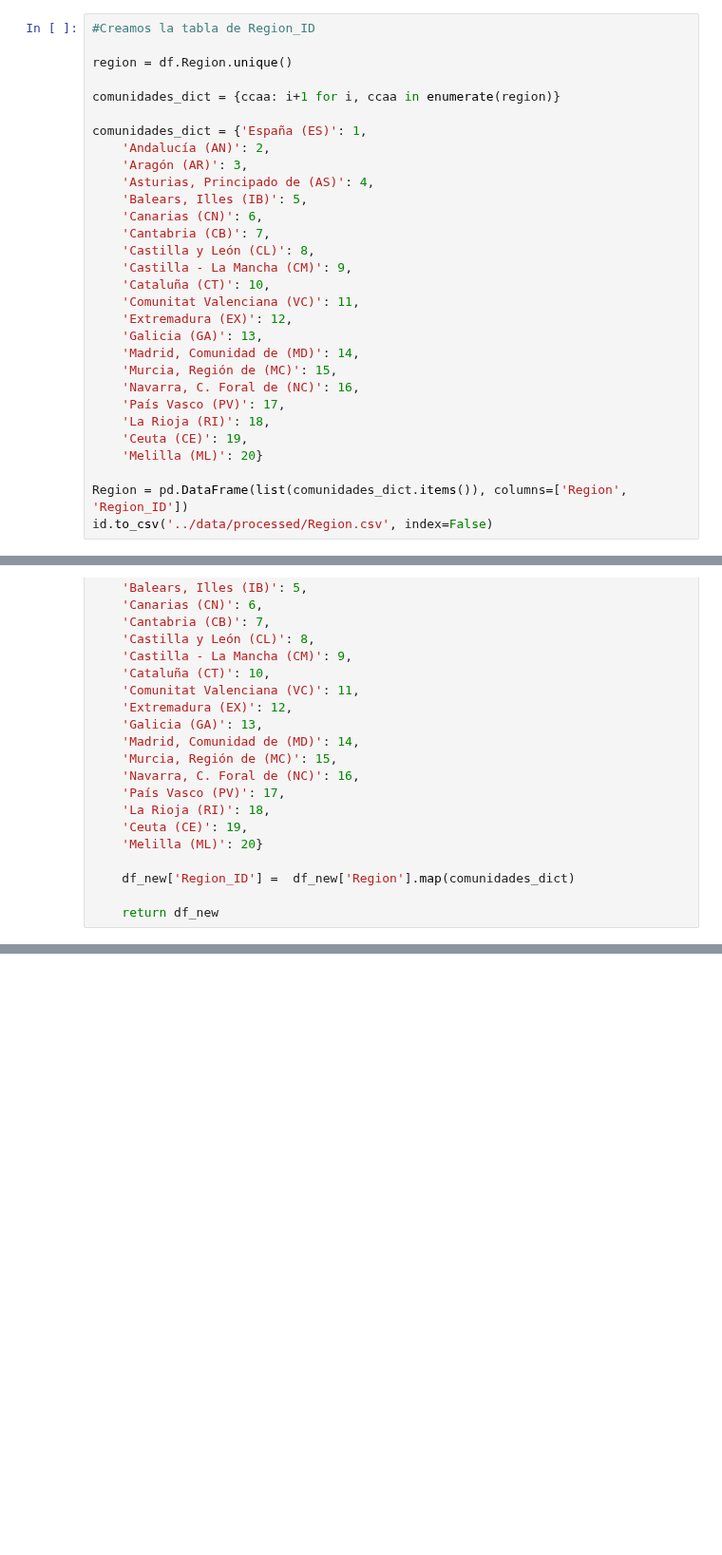
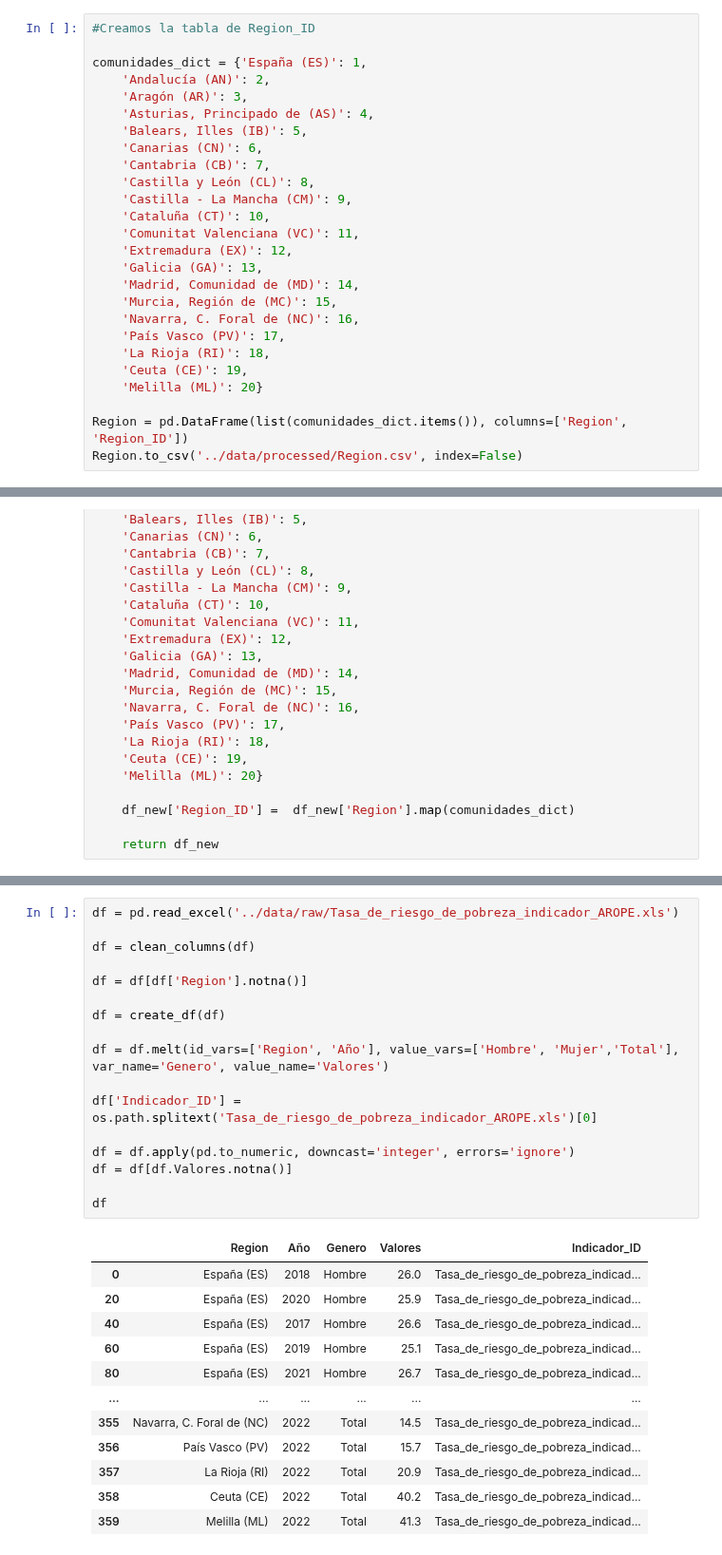
Before and after one commit to ClaraGallardo/Final-Proyect, a Jupyter notebook: notebook/1.Nueva creación de tablas.ipynb, the cells around one changed output, grey strips where cells are left out. Shown at 95% size. Cells and saved outputs as stored; diff of their text form; blank space fills up the shorter version.

```diff
--- a/notebook/1.Nueva creación de tablas.ipynb
+++ b/notebook/1.Nueva creación de tablas.ipynb
@@ -156,9 +157,5 @@ Indicadores.to_csv('../data/processed/Indicadores.csv')
 # %%
 #Creamos la tabla de Region_ID
-
-region = df.Region.unique()
-
-comunidades_dict = {ccaa: i+1 for i, ccaa in enumerate(region)}
 
 comunidades_dict = {'España (ES)': 1,
     'Andalucía (AN)': 2,
@@ -182,7 +179,7 @@ comunidades_dict = {'España (ES)': 1,
     'Melilla (ML)': 20}
 
 Region = pd.DataFrame(list(comunidades_dict.items()), columns=['Region', 'Region_ID'])
-id.to_csv('../data/processed/Region.csv', index=False)
+Region.to_csv('../data/processed/Region.csv', index=False)
 # %%
 # CREAMOS TABLA DE DATOS/VALORES:
 
@@ -281,0 +392,30 @@ def create_df(df):
+# %%
+df = pd.read_excel('../data/raw/Tasa_de_riesgo_de_pobreza_indicador_AROPE.xls')
+
+df = clean_columns(df)
+
+df = df[df['Region'].notna()]
+
+df = create_df(df)
+
+df = df.melt(id_vars=['Region', 'Año'], value_vars=['Hombre', 'Mujer','Total'], var_name='Genero', value_name='Valores')
+
+df['Indicador_ID'] = os.path.splitext('Tasa_de_riesgo_de_pobreza_indicador_AROPE.xls')[0]
+
+df = df.apply(pd.to_numeric, downcast='integer', errors='ignore')
+df = df[df.Valores.notna()]
+
+df
+# %% [output]
+|  | Region | Año | Genero | Valores | Indicador_ID |
+| 0 | España (ES) | 2018 | Hombre | 26.0 | Tasa_de_riesgo_de_pobreza_indicad... |
+| 20 | España (ES) | 2020 | Hombre | 25.9 | Tasa_de_riesgo_de_pobreza_indicad... |
+| 40 | España (ES) | 2017 | Hombre | 26.6 | Tasa_de_riesgo_de_pobreza_indicad... |
+| 60 | España (ES) | 2019 | Hombre | 25.1 | Tasa_de_riesgo_de_pobreza_indicad... |
+| 80 | España (ES) | 2021 | Hombre | 26.7 | Tasa_de_riesgo_de_pobreza_indicad... |
+| ... | ... | ... | ... | ... | ... |
+| 355 | Navarra, C. Foral de (NC) | 2022 | Total | 14.5 | Tasa_de_riesgo_de_pobreza_indicad... |
+| 356 | País Vasco (PV) | 2022 | Total | 15.7 | Tasa_de_riesgo_de_pobreza_indicad... |
+| 357 | La Rioja (RI) | 2022 | Total | 20.9 | Tasa_de_riesgo_de_pobreza_indicad... |
+| 358 | Ceuta (CE) | 2022 | Total | 40.2 | Tasa_de_riesgo_de_pobreza_indicad... |
+| 359 | Melilla (ML) | 2022 | Total | 41.3 | Tasa_de_riesgo_de_pobreza_indicad... |
```
Also changed, not shown: parts of 19 cells of this notebook, 1 other file.
